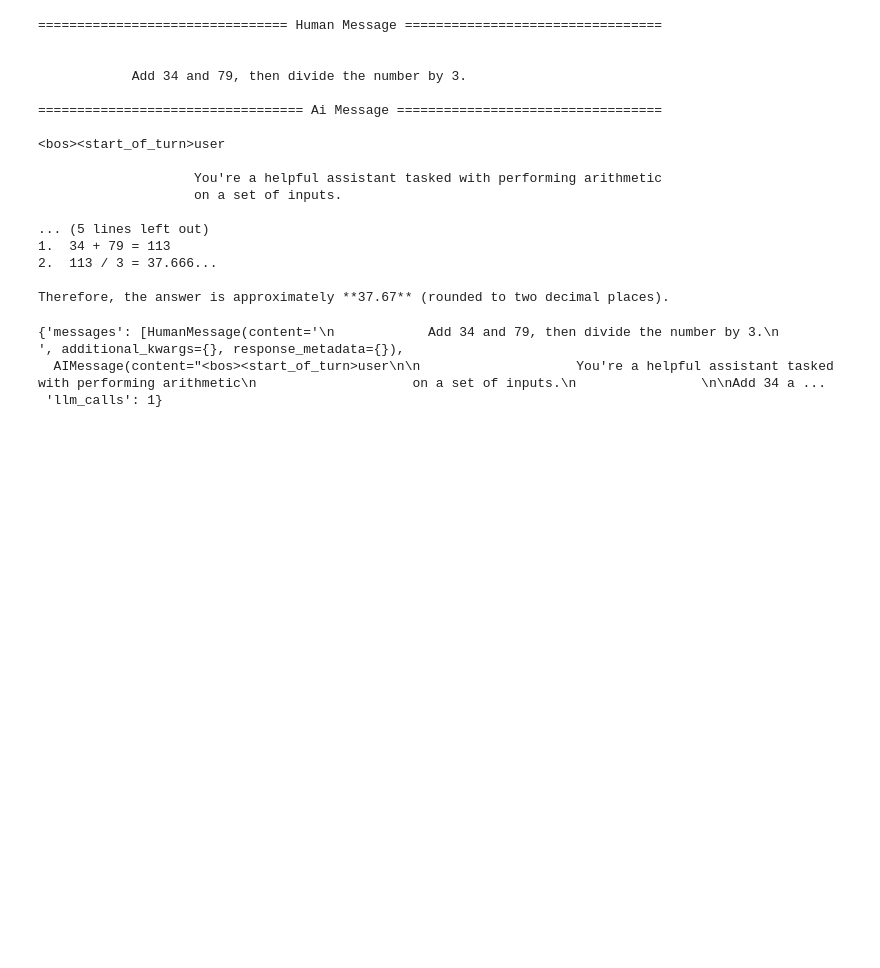
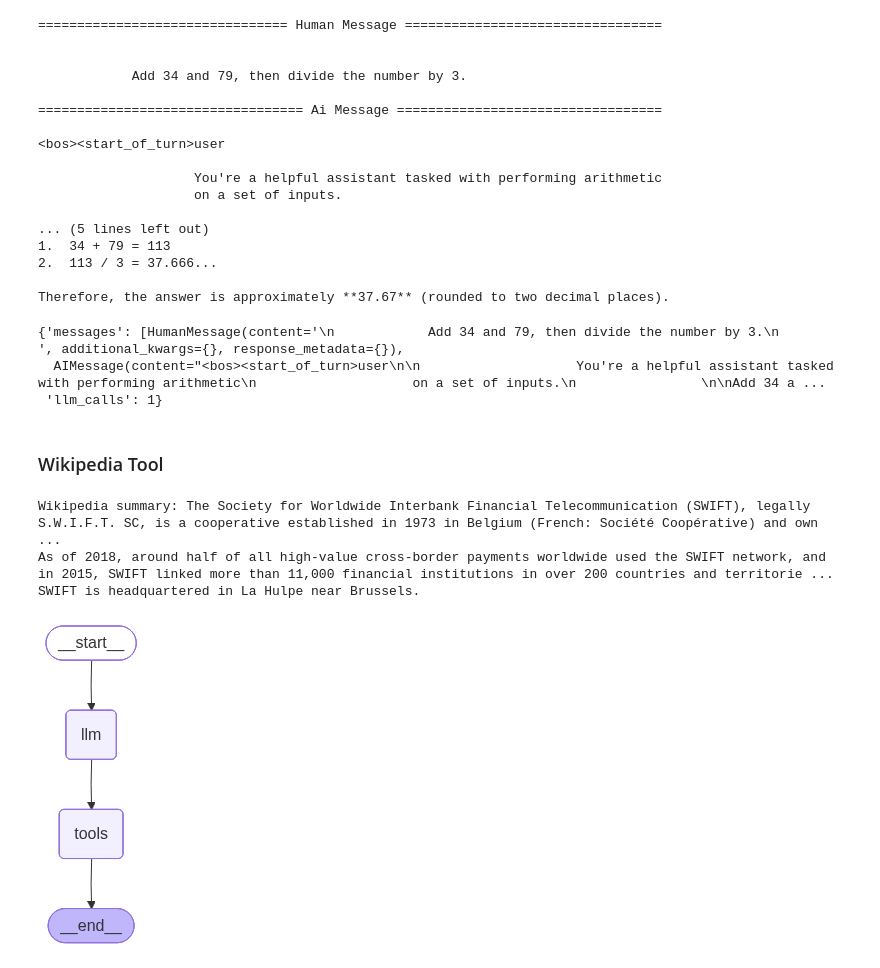
Before and after one commit to MengOonLee/LLM, a Jupyter notebook: References/LangChain/ipynb/T11_Gemma.ipynb, the cells around one changed output. Drawn from its saved outputs; the diff is of its cells as text; code cells hidden in the pictures; blank space fills up the shorter version.

```diff
--- a/References/LangChain/ipynb/T11_Gemma.ipynb
+++ b/References/LangChain/ipynb/T11_Gemma.ipynb
@@ -271,6 +275,8 @@ response
 {'messages': [HumanMessage(content='\n            Add 34 and 79, then divide the number by 3.\n        ', additional_kwargs={}, response_metadata={}),
   AIMessage(content="<bos><start_of_turn>user\n\n                    You're a helpful assistant tasked with performing arithmetic\n                    on a set of inputs.\n                \n\nAdd 34 a ...
  'llm_calls': 1}
+# %% [markdown]
+### Wikipedia Tool
 # %%
 %%bash
 pip install --no-cache-dir -qU \
@@ -281,23 +287,62 @@ from langchain import tools
 import wikipedia
 
 @tools.tool
-def wikipedia_tool(
-    query: str
-):
+def wikipedia_tool(query: str):
     """
-    Use `query` to search Wikipedia for factual information.
+    Use this to search Wikipedia for factual information.
     Args:
         query: str
     """
     try:
-        title = wikipedia.search(query)[0]
-        if not title:
+        # Step 1: Search using query
+        results = wikipedia.search(query)
+
+        if not results:
             return "No results found on Wikipedia."
+
+        # Step 2: Retrieve page title
+        title = results[0]
+
+        # Step 3: Fetch summary
         summary = wikipedia.summary(title=title, sentences=5, auto_suggest=False,
             redirect=True)
-    except Exception as e:
+    except BaseException as e:
         return f"Failed to execute. Error: {repr(e)}"
     return f"Wikipedia summary: {summary}"
 
-summary = wikipedia_tool.invoke(input={"query": "SWIFT"})
+summary = wikipedia_tool.invoke(input={
+    "query": "What is SWIFT financial messages?"
+})
 print(summary)
+# %% [output]
+Wikipedia summary: The Society for Worldwide Interbank Financial Telecommunication (SWIFT), legally S.W.I.F.T. SC, is a cooperative established in 1973 in Belgium (French: Société Coopérative) and own ...
+As of 2018, around half of all high-value cross-border payments worldwide used the SWIFT network, and in 2015, SWIFT linked more than 11,000 financial institutions in over 200 countries and territorie ...
+SWIFT is headquartered in La Hulpe near Brussels.
+# %%
+import typing
+from langgraph import graph, prebuilt
+
+class MessagesState(typing.TypedDict):
+    messages: typing.Annotated[list, graph.message.add_messages]
+
+workflow = graph.StateGraph(state_schema=MessagesState)
+
+tools = [wikipedia_tool]
+tools_node = prebuilt.ToolNode(tools=tools)
+
+workflow.add_node(node="tools", action=tools_node)
+
+llm_with_tools = llm.bind_tools(tools=tools)
+def llm_node(state: MessagesState):
+    return {"messages": [llm_with_tools.invoke(input=state["messages"])]}
+
+workflow.add_node(node="llm", action=llm_node)
+
+workflow.add_edge(start_key=graph.START, end_key="llm")
+workflow.add_edge(start_key="llm", end_key="tools")
+workflow.add_edge(start_key="tools", end_key=graph.END)
+agent = workflow.compile()
+
+agent
+# %% [output]
+[figure, added]
```
Also changed, not shown: parts of 9 cells of this notebook.
